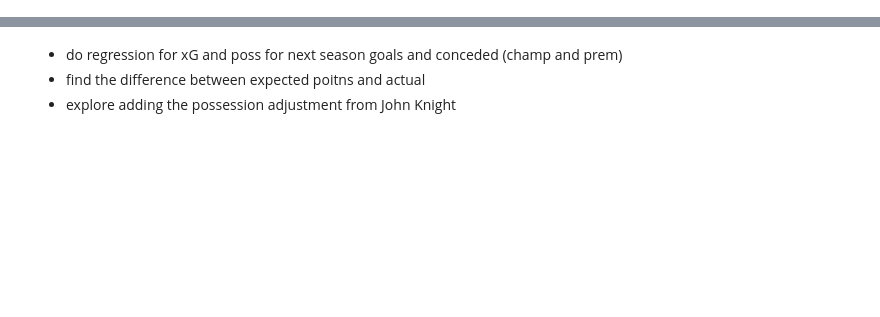
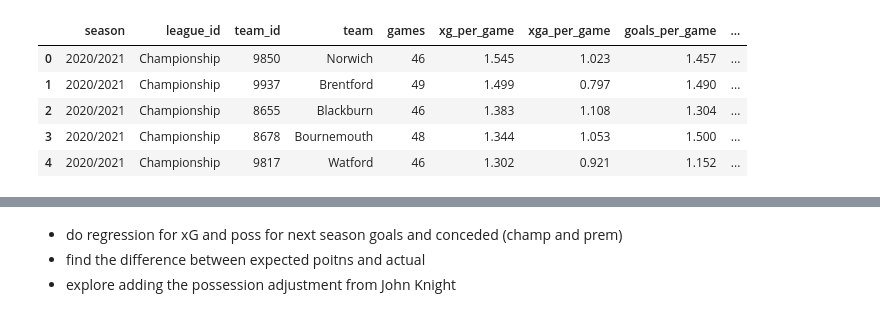
Before and after one commit to louis-porter/algobetting, a Jupyter notebook: algo/models/team_strength/non_penalty_bayes/premier_league/priors/champ_analysis.ipynb, the cells around one changed output, grey strips where cells are left out. Cells and saved outputs as stored; diff of their text form; code cells hidden in the pictures; blank space fills up the shorter version.

```diff
--- a/algo/models/team_strength/non_penalty_bayes/premier_league/priors/champ_analysis.ipynb
+++ b/algo/models/team_strength/non_penalty_bayes/premier_league/priors/champ_analysis.ipynb
@@ -72,0 +65,75 @@ champ_perf.head()
+# %%
+# ── per-team-season, per-game non-penalty stats, straight from fotmob.db ───
+# np_matches is already penalty-stripped for goals; match_stats' *_non_penalty
+# xG columns give non-penalty xG directly. AVG() in SQL gives per-game rates
+# in one pass instead of the sum-then-divide-by-matches_played dance the old
+# champ_xg_history.csv / prem_xg_history.csv pipeline used.
+TEAM_SEASON_STATS_QUERY = """
+WITH team_games AS (
+    SELECT
+        m.season,
+        m.league_id,
+        m.home_team AS team_id,
+        CAST(s.home_expected_goals_non_penalty AS REAL) AS xg,
+        CAST(s.away_expected_goals_non_penalty AS REAL) AS xga,
+        m.home_goals AS goals,
+        m.away_goals AS goals_against,
+        s.home_BallPossesion AS possession,
+        s.home_touches_opp_box AS touches_opp_box
+    FROM np_matches m
+    JOIN match_stats s ON s.match_id = m.match_id
+    WHERE m.league_id IN ('Championship', 'Premier_League')
+
+    UNION ALL
+
+    SELECT
+        m.season,
+        m.league_id,
+        m.away_team AS team_id,
+        CAST(s.away_expected_goals_non_penalty AS REAL) AS xg,
+        CAST(s.home_expected_goals_non_penalty AS REAL) AS xga,
+        m.away_goals AS goals,
+        m.home_goals AS goals_against,
+        s.away_BallPossesion AS possession,
+        s.away_touches_opp_box AS touches_opp_box
+    FROM np_matches m
+    JOIN match_stats s ON s.match_id = m.match_id
+    WHERE m.league_id IN ('Championship', 'Premier_League')
+)
+SELECT
+    tg.season,
+    tg.league_id,
+    tg.team_id,
+    tm.team_name                    AS team,
+    COUNT(*)                        AS games,
+    AVG(tg.xg)                      AS xg_per_game,
+    AVG(tg.xga)                     AS xga_per_game,
+    AVG(tg.goals)                   AS goals_per_game,
+    AVG(tg.goals_against)           AS goals_against_per_game,
+    AVG(tg.possession)              AS possession,
+    AVG(tg.touches_opp_box)         AS touches_opp_box_per_game
+FROM team_games tg
+JOIN team_id_mapping tm ON tm.team_id = tg.team_id
+GROUP BY tg.season, tg.league_id, tg.team_id
+ORDER BY tg.season, tg.league_id, xg_per_game DESC
+"""
+
+with sqlite3.connect(DB_PATH) as conn:
+    team_season_stats = pd.read_sql(TEAM_SEASON_STATS_QUERY, conn)
+
+team_season_stats["season"] = team_season_stats["season"].str.replace("-", "/", regex=False)
+for col in ["xg_per_game", "xga_per_game", "goals_per_game", "goals_against_per_game", "touches_opp_box_per_game"]:
+    team_season_stats[col] = team_season_stats[col].round(3)
+team_season_stats["possession"] = team_season_stats["possession"].round(1)
+
+champ_perf = team_season_stats[team_season_stats["league_id"] == "Championship"].reset_index(drop=True)
+prem_perf  = team_season_stats[team_season_stats["league_id"] == "Premier_League"].reset_index(drop=True)
+
+champ_perf.head()
+# %% [output]
+|  | season | league_id | team_id | team | games | xg_per_game | xga_per_game | goals_per_game | ... |
+| 0 | 2020/2021 | Championship | 9850 | Norwich | 46 | 1.545 | 1.023 | 1.457 | ... |
+| 1 | 2020/2021 | Championship | 9937 | Brentford | 49 | 1.499 | 0.797 | 1.490 | ... |
+| 2 | 2020/2021 | Championship | 8655 | Blackburn | 46 | 1.383 | 1.108 | 1.304 | ... |
+| 3 | 2020/2021 | Championship | 8678 | Bournemouth | 48 | 1.344 | 1.053 | 1.500 | ... |
+| 4 | 2020/2021 | Championship | 9817 | Watford | 46 | 1.302 | 0.921 | 1.152 | ... |
```
Also changed, not shown: parts of 7 cells of this notebook, 10 other files.
